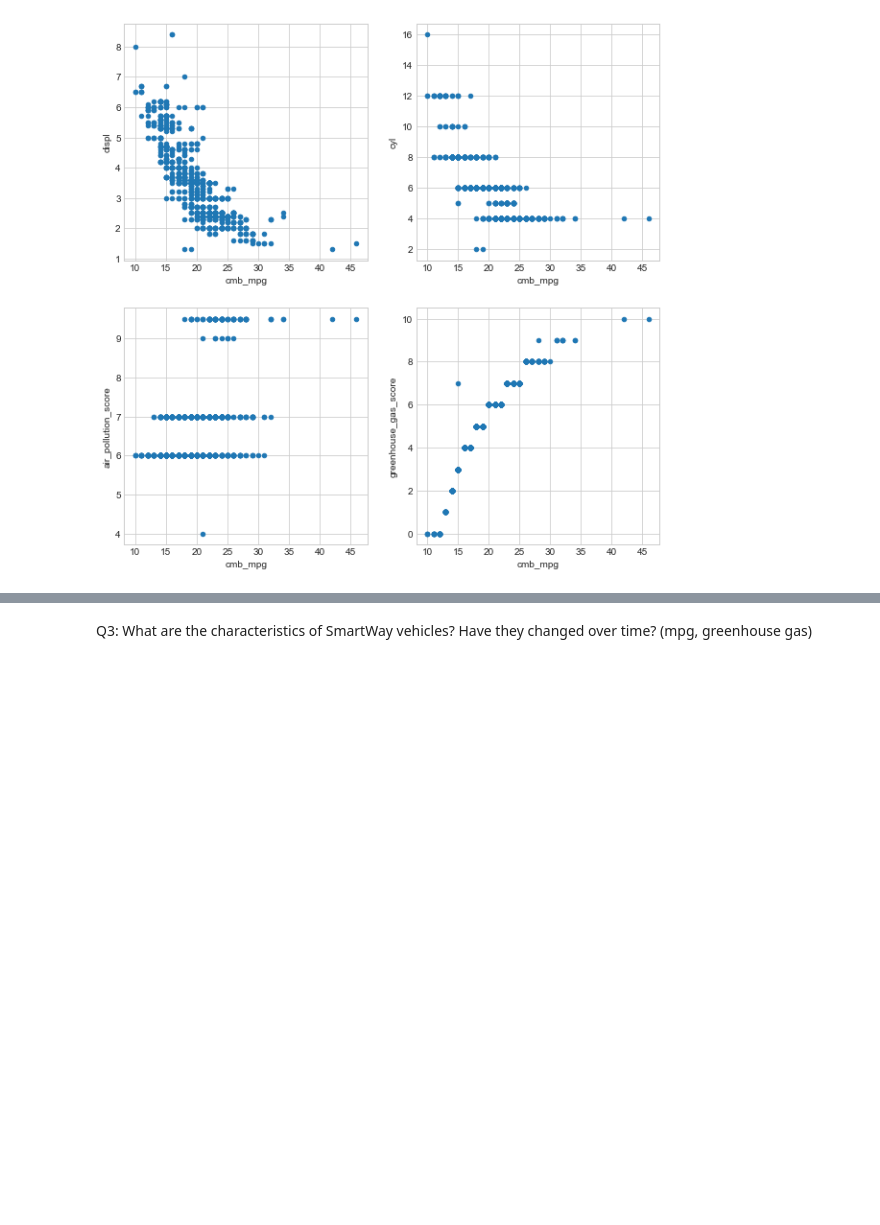
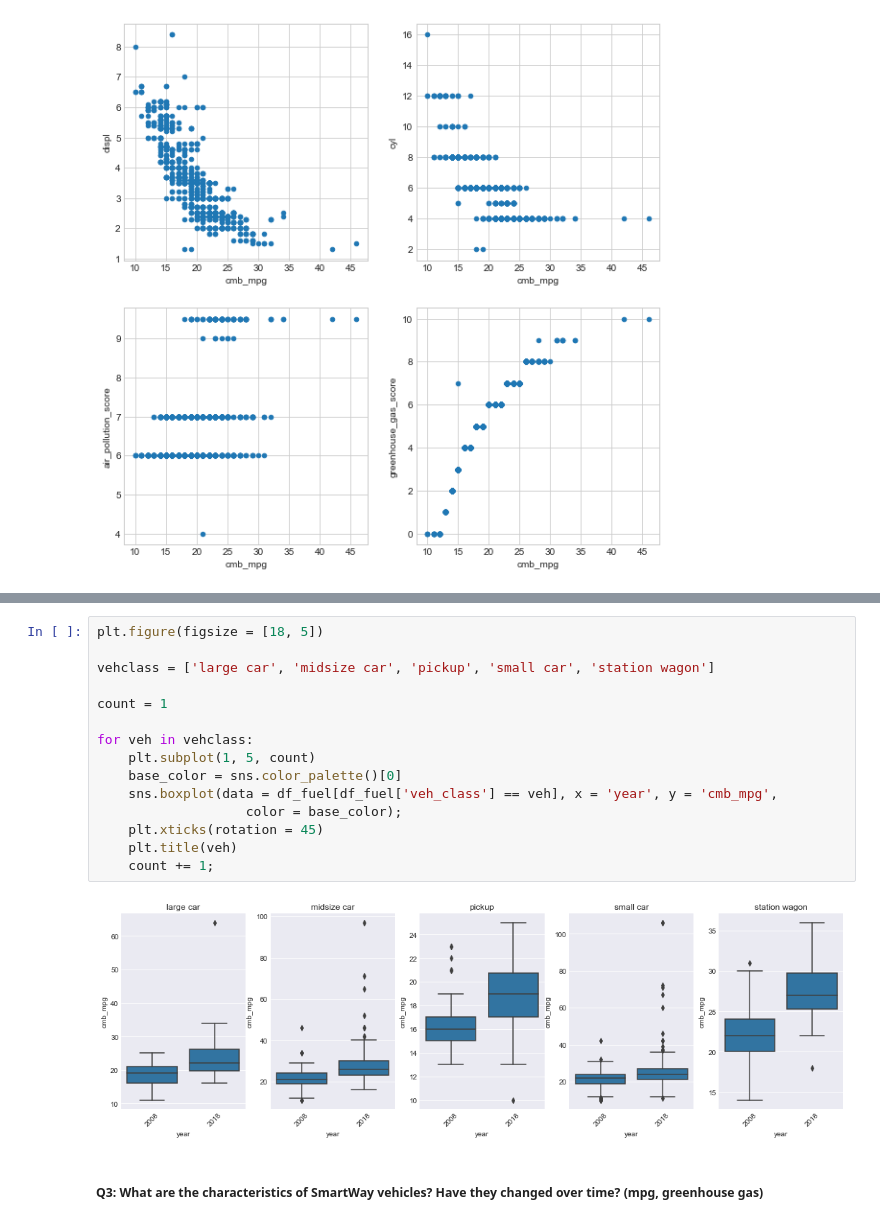
Before and after one commit to VilijaVait/data-analyst-udacity, a Jupyter notebook: exercises/fuel-economy-case-study-data-visuals.ipynb, the cells around one changed output, grey strips where cells are left out. Drawn from its saved outputs; the diff is of its cells as text; blank space fills up the shorter version.

```diff
--- a/exercises/fuel-economy-case-study-data-visuals.ipynb
+++ b/exercises/fuel-economy-case-study-data-visuals.ipynb
@@ -60,3 +115,20 @@ Q2: How much have vehicle classes improved in fuel economy (increased in mpg)?
+# %%
+plt.figure(figsize = [18, 5])
+
+vehclass = ['large car', 'midsize car', 'pickup', 'small car', 'station wagon']
+
+count = 1
+
+for veh in vehclass:
+    plt.subplot(1, 5, count)
+    base_color = sns.color_palette()[0]
+    sns.boxplot(data = df_fuel[df_fuel['veh_class'] == veh], x = 'year', y = 'cmb_mpg',
+                   color = base_color);
+    plt.xticks(rotation = 45)
+    plt.title(veh)
+    count += 1;
+# %% [output]
+[figure, added]
 # %% [markdown]
-Q3: What are the characteristics of SmartWay vehicles? Have they changed over time? (mpg, greenhouse gas)
+##### Q3: What are the characteristics of SmartWay vehicles? Have they changed over time? (mpg, greenhouse gas)
 # %% [markdown]
```
Also changed, not shown: parts of 10 cells of this notebook.
